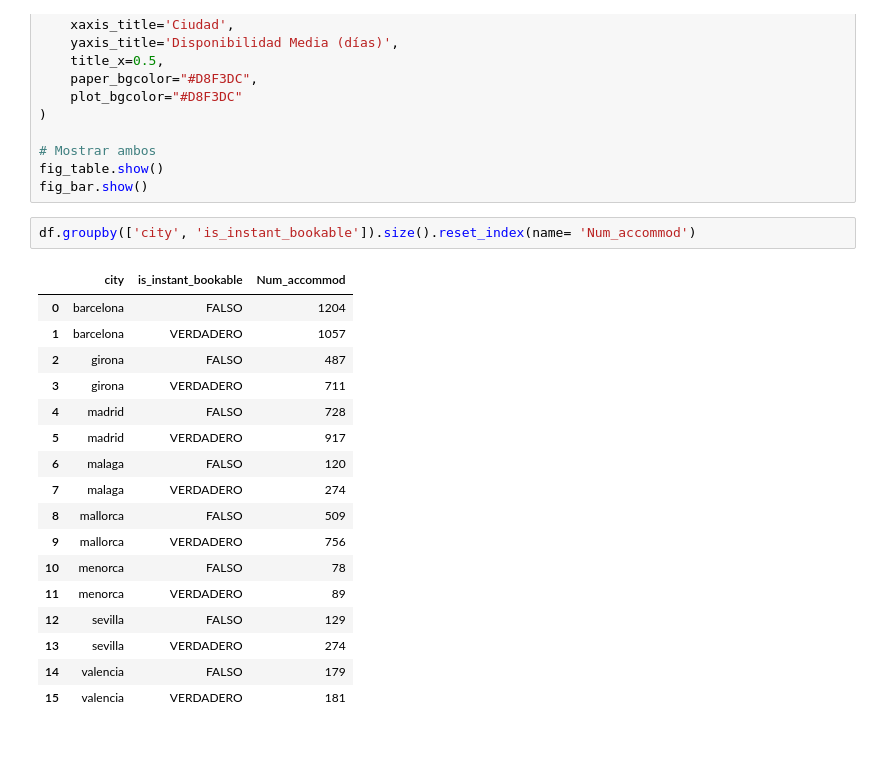
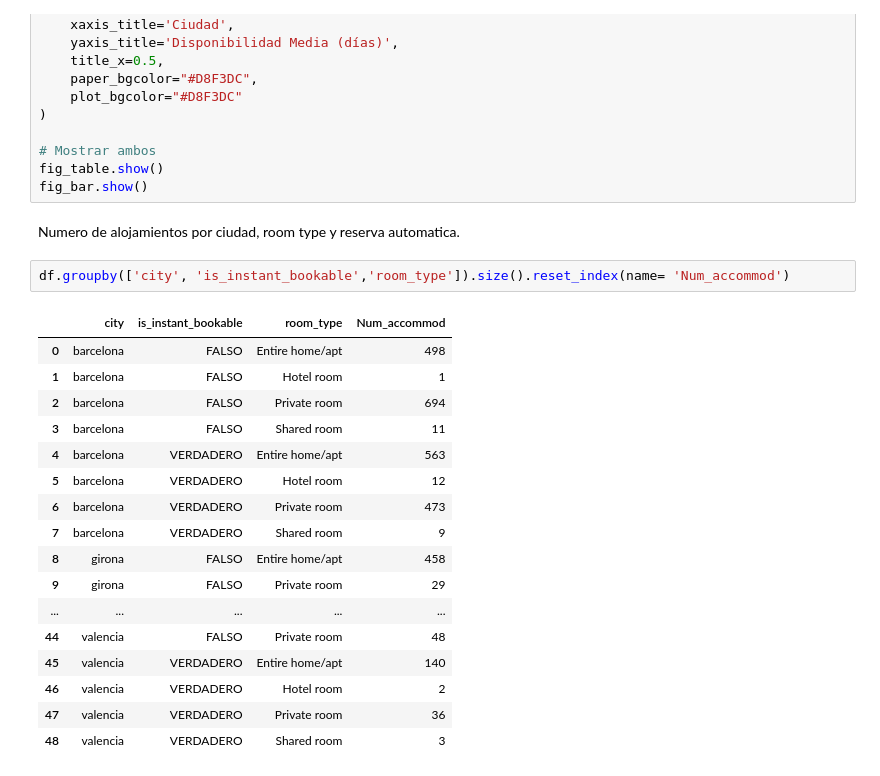
Before and after one commit to MarinaTorba/PersonalDataProrjects, a Jupyter notebook: Equip_10/Scripts/Sprint_2/Script_Sprint_2.ipynb, the cells around one changed output. Drawn from its saved outputs; the diff is of its cells as text; blank space fills up the shorter version.

```diff
--- a/Equip_10/Scripts/Sprint_2/Script_Sprint_2.ipynb
+++ b/Equip_10/Scripts/Sprint_2/Script_Sprint_2.ipynb
@@ -381,23 +385,25 @@ fig_bar.update_layout(
 # Mostrar ambos
 fig_table.show()
 fig_bar.show()
+# %% [markdown]
+Numero de alojamientos por ciudad, room type y reserva automatica.
 # %%
-df.groupby(['city', 'is_instant_bookable']).size().reset_index(name= 'Num_accommod')
+df.groupby(['city', 'is_instant_bookable','room_type']).size().reset_index(name= 'Num_accommod')
 # %% [output]
-|  | city | is_instant_bookable | Num_accommod |
-| 0 | barcelona | FALSO | 1204 |
-| 1 | barcelona | VERDADERO | 1057 |
-| 2 | girona | FALSO | 487 |
-| 3 | girona | VERDADERO | 711 |
-| 4 | madrid | FALSO | 728 |
-| 5 | madrid | VERDADERO | 917 |
-| 6 | malaga | FALSO | 120 |
-| 7 | malaga | VERDADERO | 274 |
-| 8 | mallorca | FALSO | 509 |
-| 9 | mallorca | VERDADERO | 756 |
-| 10 | menorca | FALSO | 78 |
-| 11 | menorca | VERDADERO | 89 |
-| 12 | sevilla | FALSO | 129 |
-| 13 | sevilla | VERDADERO | 274 |
-| 14 | valencia | FALSO | 179 |
-| 15 | valencia | VERDADERO | 181 |
+|  | city | is_instant_bookable | room_type | Num_accommod |
+| 0 | barcelona | FALSO | Entire home/apt | 498 |
+| 1 | barcelona | FALSO | Hotel room | 1 |
+| 2 | barcelona | FALSO | Private room | 694 |
+| 3 | barcelona | FALSO | Shared room | 11 |
+| 4 | barcelona | VERDADERO | Entire home/apt | 563 |
+| 5 | barcelona | VERDADERO | Hotel room | 12 |
+| 6 | barcelona | VERDADERO | Private room | 473 |
+| 7 | barcelona | VERDADERO | Shared room | 9 |
+| 8 | girona | FALSO | Entire home/apt | 458 |
+| 9 | girona | FALSO | Private room | 29 |
+| ... | ... | ... | ... | ... |
+| 44 | valencia | FALSO | Private room | 48 |
+| 45 | valencia | VERDADERO | Entire home/apt | 140 |
+| 46 | valencia | VERDADERO | Hotel room | 2 |
+| 47 | valencia | VERDADERO | Private room | 36 |
+| 48 | valencia | VERDADERO | Shared room | 3 |
```
Also changed, not shown: parts of 4 cells of this notebook.
